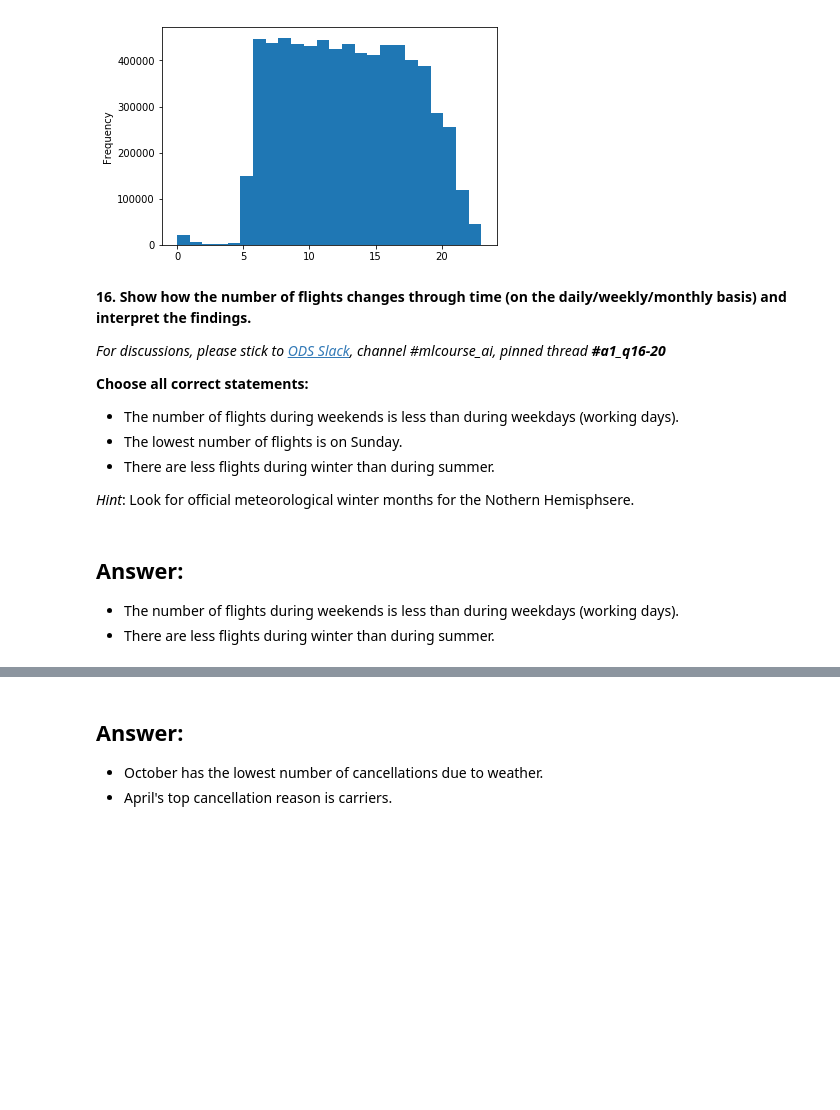
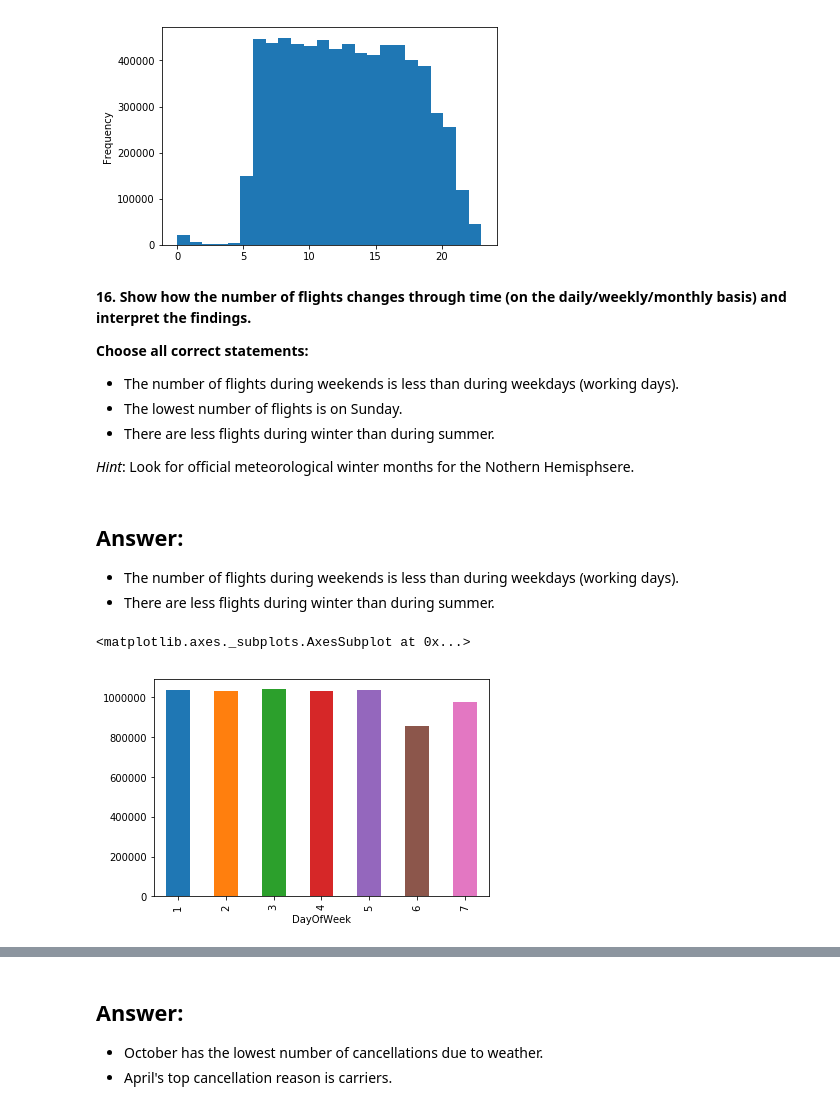
Before and after one commit to andrewgurung/mlcourse, a Jupyter notebook: project/project_1_US_flights.ipynb, the cells around one changed output, grey strips where cells are left out. Drawn from its saved outputs; the diff is of its cells as text; code cells hidden in the pictures; blank space fills up the shorter version.

```diff
--- a/project/project_1_US_flights.ipynb
+++ b/project/project_1_US_flights.ipynb
@@ -600,8 +600,6 @@ deptime.plot.hist(bins=24)
 [figure]
 # %% [markdown]
 **16. Show how the number of flights changes through time (on the daily/weekly/monthly basis) and interpret the findings.**
-
-*For discussions, please stick to [ODS Slack](https://opendatascience.slack.com/), channel #mlcourse_ai, pinned thread __#a1_q16-20__*
 
 **Choose all correct statements:**
 - The number of flights during weekends is less than during weekdays (working days).
@@ -614,3 +612,12 @@ _Hint_: Look for official meteorological winter months for the Nothern Hemisphse
 
 - The number of flights during weekends is less than during weekdays (working days).
 - There are less flights during winter than during summer.
+# %%
+# DayOfWeek: Monday=1, ... Sunday=7
+#weekday_flights = len(flights_df[(flights_df['DayOfWeek'] == 6) | (flights_df['DayOfWeek'] == 7)])/2
+#weekend_flights = flights_df[(flights_df['DayOfWeek'] == 6) | (flights_df['DayOfWeek'] == 7)]
+
+flights_df.groupby('DayOfWeek').size().plot(kind='bar')
+# %% [output]
+<matplotlib.axes._subplots.AxesSubplot at 0x...>
+[figure, added]
```
Also changed, not shown: parts of 4 cells of this notebook.
